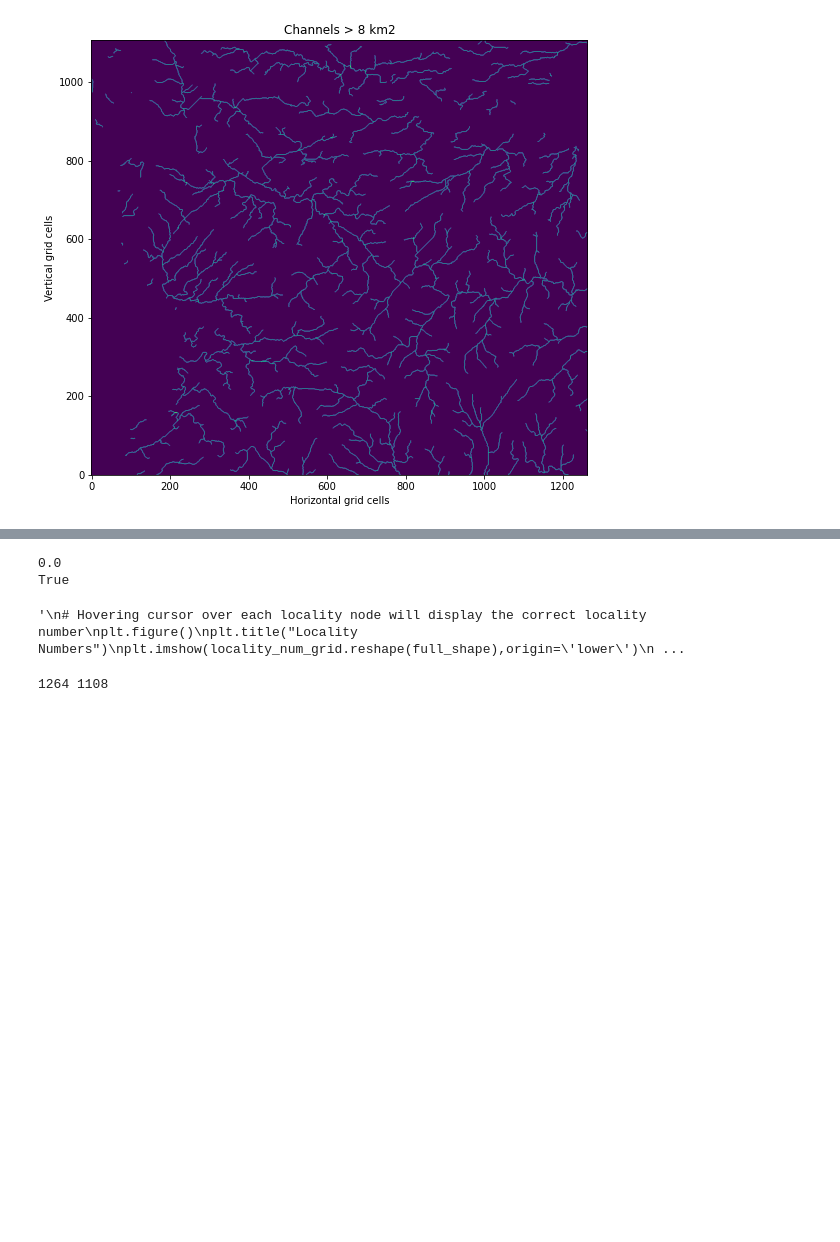
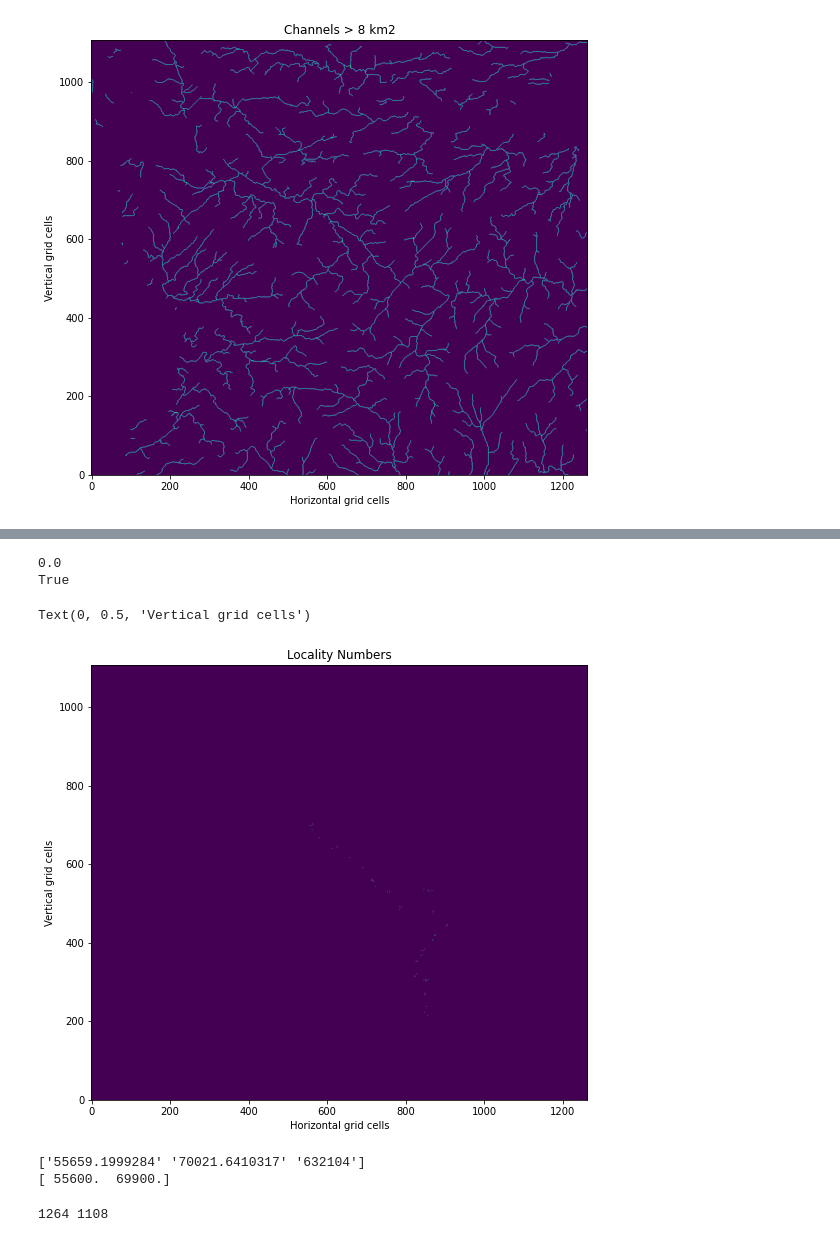
Before and after one commit to Jeschenfelder/msci-clyde-unmixing, a Jupyter notebook: SCRIPTS/Clyde_model.ipynb, the cells around one changed output, grey strips where cells are left out. Drawn from its saved outputs; the diff is of its cells as text; code cells hidden in the pictures; blank space fills up the shorter version.

```diff
--- a/SCRIPTS/Clyde_model.ipynb
+++ b/SCRIPTS/Clyde_model.ipynb
@@ -177,31 +176,37 @@ plt.title("Manual check of localities (you have to zoom in!)")
 # %%
-%matplotlib notebook
+#%matplotlib notebook
 loc_indxs = np.transpose(np.flip((fitted_locs/100).astype(int),axis=1))
 print(np.sum(fitted_locs%100))
 loc_nodes = np.ravel_multi_index(loc_indxs,dims=full_shape)
 
 # Following statement should be true if all localities are correctly on model grid
 print((is_drainage[loc_nodes]).all())
 
 # loc_nodes is used to quick access data in the model grid at sample localities.
 # For example, we now access the *locality* number of every sample via the grid
 
 locality_num_grid = np.zeros(flat_shape) - 20
 locality_num_grid[loc_nodes] = sample_data[:,2].astype(float).astype(int)
 
 mg.add_field('node','loc_nums',locality_num_grid,clobber=True)
-'''
+
 # Hovering cursor over each locality node will display the correct locality number
 plt.figure()
 plt.title("Locality Numbers")
 plt.imshow(locality_num_grid.reshape(full_shape),origin='lower')
 plt.xlabel('Horizontal grid cells')
 plt.ylabel('Vertical grid cells')
-'''
 # %% [output]
 0.0
 True
-'\n# Hovering cursor over each locality node will display the correct locality number\nplt.figure()\nplt.title("Locality Numbers")\nplt.imshow(locality_num_grid.reshape(full_shape),origin=\'lower\')\n ...
+Text(0, 0.5, 'Vertical grid cells')
+[figure, added]
+# %%
+print(sample_data[2,:])
+print(fitted_locs[2])
+# %% [output]
+['55659.1999284' '70021.6410317' '632104']
+[ 55600.  69900.]
 # %%
 obs_data = pd.read_csv('../DATA/converted_chem_data.csv') #read in geochem data
 elems =  obs_data.columns[1:].tolist() # List of element strings
```
Also changed, not shown: parts of 9 cells of this notebook, 59 other files.
